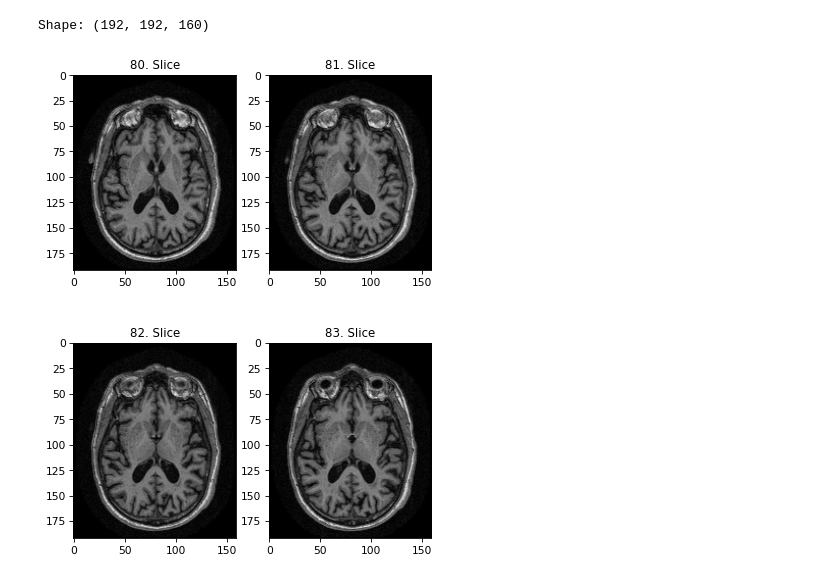
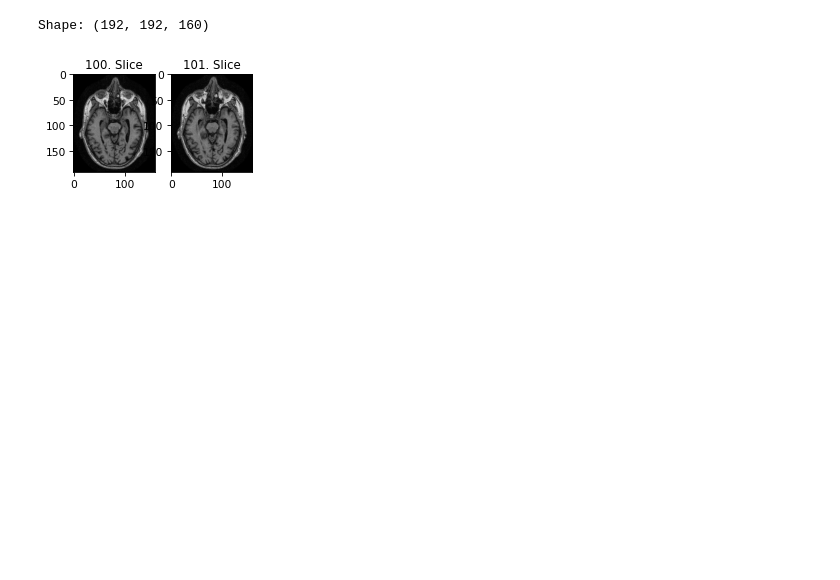
Before and after one commit to tanyelai/alzheimer, a Jupyter notebook: data_exploration/investigate_differences.ipynb, the cells around one changed output. Drawn from its saved outputs; the diff is of its cells as text; code cells hidden in the pictures; blank space fills up the shorter version.

```diff
--- a/data_exploration/investigate_differences.ipynb
+++ b/data_exploration/investigate_differences.ipynb
@@ -94,6 +108,6 @@ Shape: (256, 256, 166)
 # %%
-h.show_img('axial', 80, 84, type2)
+h.show_img('axial', 100, 102, type2)
 # %% [output]
 Shape: (192, 192, 160)
-[figure, old version]
+[figure, new version]
 # %%
```
Also changed, not shown: parts of 18 cells of this notebook.
